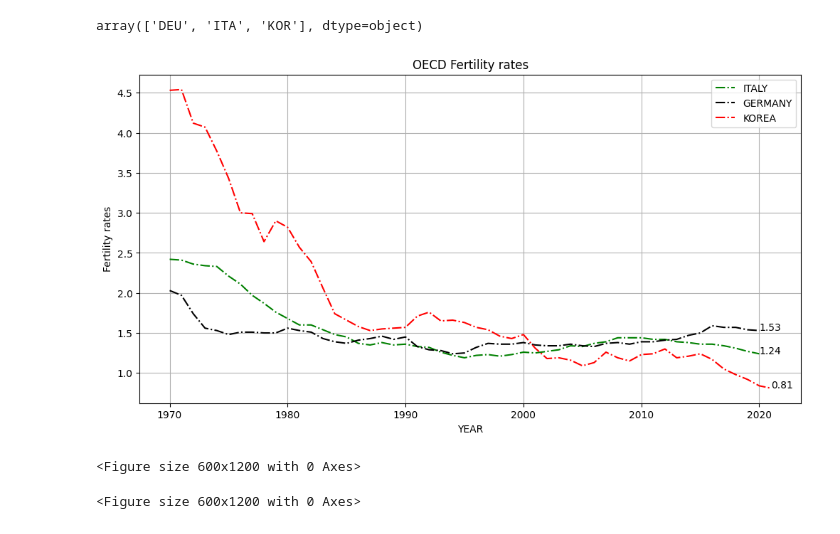
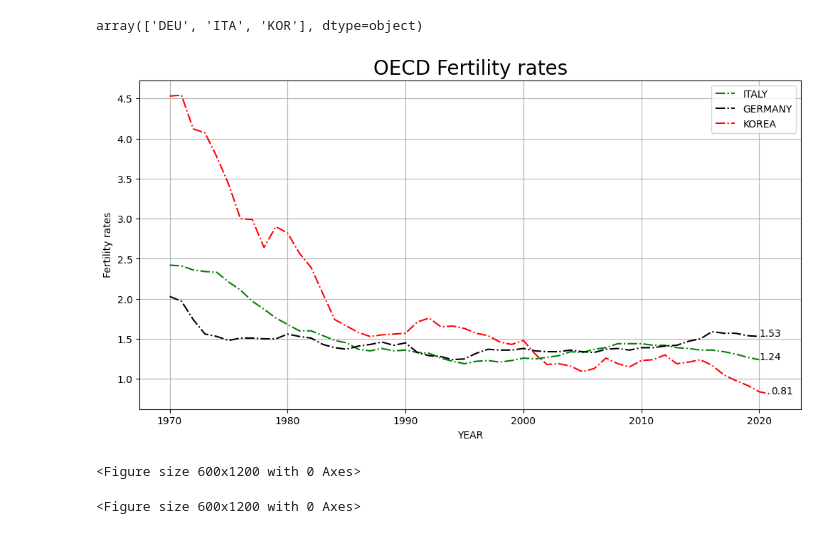
Before and after one commit to ikkjun/Declining_Fertility_Rates, a Jupyter notebook: Declining_Fertility_Rates.ipynb, the cells around one changed output. Saved outputs shown, nothing was run; the diff lists cells and outputs as text; code cells hidden in the pictures.

```diff
--- a/Declining_Fertility_Rates.ipynb
+++ b/Declining_Fertility_Rates.ipynb
@@ -2,5 +2,3 @@
 import numpy as np
 import pandas as pd
 import matplotlib.pyplot as plt
-# %%
-df = pd.read_csv('/Users/ikjuncho/Documents/Declining Fertility Rates/oecd_fertility_rates.csv')
@@ -30,42 +38,42 @@ dfs = {}
 for loc in locations:
     dfs[loc] = df[df['LOCATION'] == loc]
 
-df_ita = dfs['ITA']
-df_deu = dfs['DEU']
-df_kor = dfs['KOR']
+df_dfr_ita = dfs['ITA']
+df_dfr_deu = dfs['DEU']
+df_dfr_kor = dfs['KOR']
 # %%
-x1 = df_ita['TIME'].to_xarray()
-x2 = df_deu['TIME'].to_xarray()
-x3 = df_kor['TIME'].to_xarray()
+x1 = df_dfr_ita['TIME'].to_xarray()
+x2 = df_dfr_deu['TIME'].to_xarray()
+x3 = df_dfr_kor['TIME'].to_xarray()
 
-y1=df_ita['Value'].to_xarray()
-y2=df_deu['Value'].to_xarray()
-y3=df_kor['Value'].to_xarray()
+y1=df_dfr_ita['Value'].to_xarray()
+y2=df_dfr_deu['Value'].to_xarray()
+y3=df_dfr_kor['Value'].to_xarray()
 
 # 그래프 크기 설정
 plt.figure(figsize=(12, 6))
 
 # 그래프 그리기
 plt.plot(x1, y1, color='g', ls='dashdot', label='ITALY')
 plt.plot(x2, y2, color='k', ls='dashdot', label='GERMANY')
 plt.plot(x3, y3, color='r', ls='dashdot', label='KOREA')
 
 # 그래프 타이틀, 축 레이블, 범례 추가
-plt.title('OECD Fertility rates')
+plt.title('OECD Fertility rates', fontsize=20)
 plt.xlabel('YEAR')
 plt.ylabel('Fertility rates')
 plt.legend()
 
 # 마지막 값 표시하기
 plt.text(x1[-1], y1[-1], f'{y1[-1]:.2f}')
 plt.text(x2[-1], y2[-1], f'{y2[-1]:.2f}')
 plt.text(x3[-1], y3[-1], f'{y3[-1]:.2f}')
 
 # 그래프 보여주기
 plt.grid()
 plt.show()
 plt.figure(figsize=(6, 12))
 # %% [output]
-[figure, old version]
+[figure, new version]
 <Figure size 600x1200 with 0 Axes>
 <Figure size 600x1200 with 0 Axes>
```
Also changed, not shown: parts of 5 cells of this notebook.
